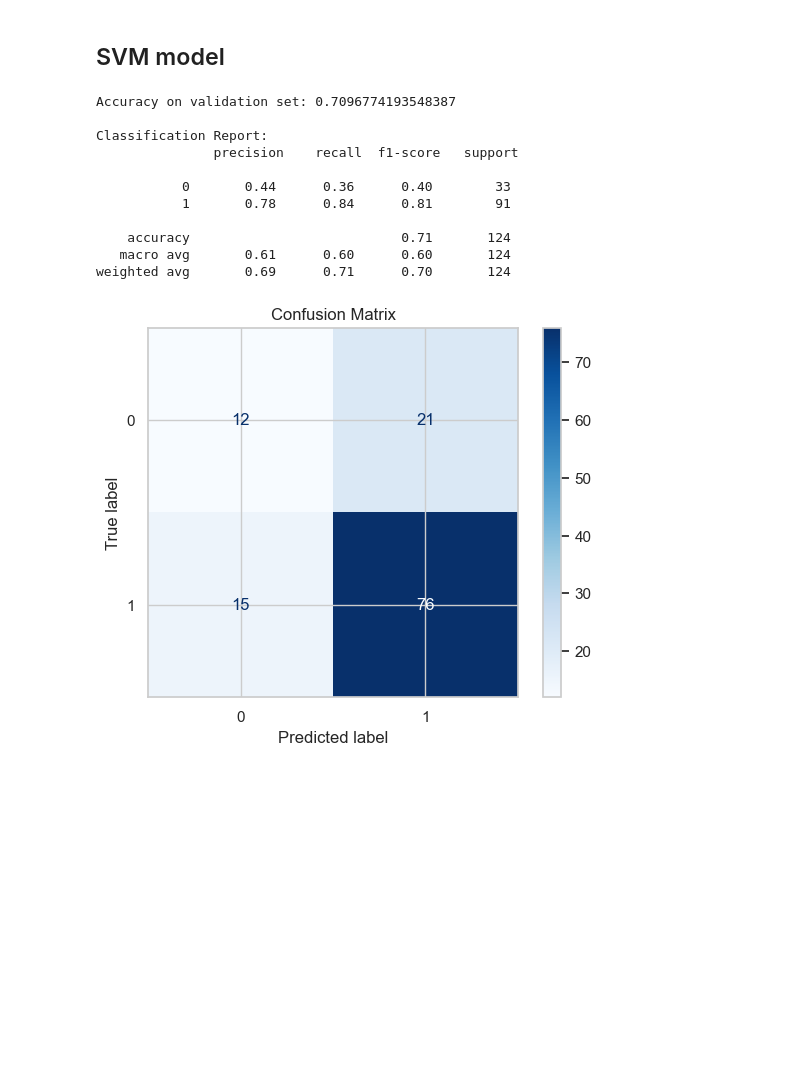
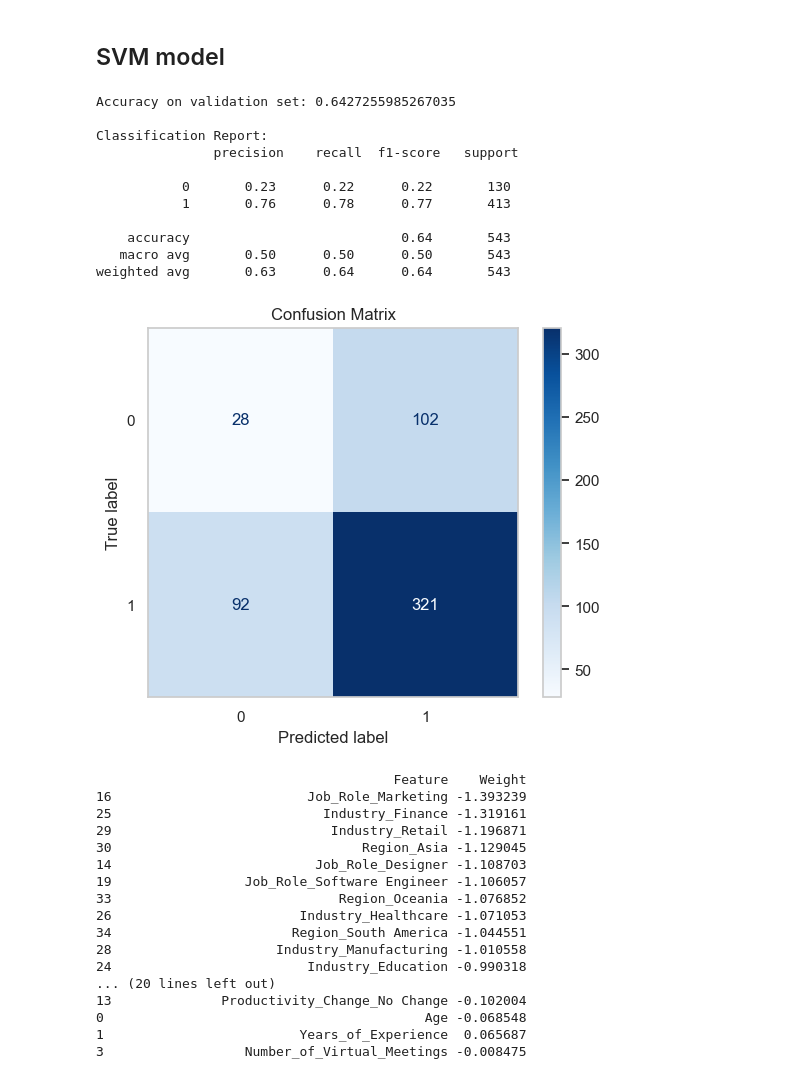
Before and after one commit to alfeng22/COMP562-Final-Project, a Jupyter notebook: data.ipynb, the cells around one changed output. Saved outputs shown, nothing was run; the diff lists cells and outputs as text; code cells hidden in the pictures; blank space fills up the shorter version.

Commit message:
Final SVM model

```diff
--- a/data.ipynb
+++ b/data.ipynb
@@ -14,7 +14,7 @@ sns.set_theme(style="whitegrid")
 # Read and display a snapshot ofour dataset
 # %%
 # Load the dataset
-df = pd.read_csv('Impact_of_Remote_Work_on_Mental_Health.csv')
+df = pd.read_csv('Expanded_Remote_Workers_Data1.csv')
 
 # Display the first few rows of the dataset
 df.head(10)
@@ -178,37 +177,93 @@ Validation set shape: (124, 35)
 # %%
 from sklearn.svm import SVC
 from sklearn.metrics import classification_report, accuracy_score, confusion_matrix, ConfusionMatrixDisplay
 import matplotlib.pyplot as plt
 
-# Initialize the SVM model with a linear kernel
+# Initialize the SVM model with custom class weights
 svm_model = SVC(kernel='linear', class_weight='balanced', random_state=42)
 
 # Train the SVM model on the SMOTE-resampled data
 svm_model.fit(X_train_smote, y_train_smote)
 
 # Make predictions on the validation set
 y_pred_binary = svm_model.predict(X_val)
 
 # Evaluate the model
 print("Accuracy on validation set:", accuracy_score(y_val, y_pred_binary))
 print("\nClassification Report:\n", classification_report(y_val, y_pred_binary))
 
 # Display the confusion matrix
 conf_matrix = confusion_matrix(y_val, y_pred_binary)
 disp = ConfusionMatrixDisplay(confusion_matrix=conf_matrix, display_labels=[0, 1])
-disp.plot(cmap=plt.cm.Blues)
-plt.title("Confusion Matrix")
+
+# Create a new figure and axes
+fig, ax = plt.subplots()
+
+# Plot the confusion matrix on the specified axes
+disp.plot(cmap=plt.cm.Blues, ax=ax)
+
+# Disable grid lines
+ax.grid(False)
+
+# Set the title
+ax.set_title("Confusion Matrix")
+
+# Display the plot
 plt.show()
+
+#Set up feature weights graph
+feature_weights = svm_model.coef_.flatten()
+
+feature_names = X_train_smote.columns.tolist()
+
+# Create a DataFrame to hold feature names and their corresponding weights
+feature_importance_df = pd.DataFrame({
+    'Feature': feature_names,
+    'Weight': feature_weights
+})
+
+# Sort the DataFrame by absolute value of weights in descending order
+feature_importance_df['Absolute_Weight'] = feature_importance_df['Weight'].abs()
+feature_importance_df = feature_importance_df.sort_values(by='Absolute_Weight', ascending=False)
+
+# Display the DataFrame
+print(feature_importance_df[['Feature', 'Weight']])
+
+# Plot the feature weights
+plt.figure(figsize=(10, 8))
+plt.barh(feature_importance_df['Feature'], feature_importance_df['Weight'], color='skyblue')
+plt.xlabel('Weight')
+plt.ylabel('Feature')
+plt.title('Feature Weights in Linear SVM Model')
+plt.gca().invert_yaxis()
+plt.show()
 # %% [output]
-Accuracy on validation set: 0.7096774193548387
+Accuracy on validation set: 0.6427255985267035
 
 Classification Report:
                precision    recall  f1-score   support
 
-           0       0.44      0.36      0.40        33
-           1       0.78      0.84      0.81        91
+           0       0.23      0.22      0.22       130
+           1       0.76      0.78      0.77       413
 
-    accuracy                           0.71       124
-   macro avg       0.61      0.60      0.60       124
-weighted avg       0.69      0.71      0.70       124
+    accuracy                           0.64       543
+   macro avg       0.50      0.50      0.50       543
+weighted avg       0.63      0.64      0.64       543
-[figure, old version]
+[figure, new version]
+                                      Feature    Weight
+16                         Job_Role_Marketing -1.393239
+25                           Industry_Finance -1.319161
+29                            Industry_Retail -1.196871
+30                                Region_Asia -1.129045
+14                          Job_Role_Designer -1.108703
+19                 Job_Role_Software Engineer -1.106057
+33                             Region_Oceania -1.076852
+26                        Industry_Healthcare -1.071053
+34                       Region_South America -1.044551
+28                     Industry_Manufacturing -1.010558
+24                         Industry_Education -0.990318
+... (20 lines left out)
+13              Productivity_Change_No Change -0.102004
+0                                         Age -0.068548
+1                         Years_of_Experience  0.065687
+3                  Number_of_Virtual_Meetings -0.008475
```
Also changed, not shown: parts of 3 cells of this notebook, 2 other files.
